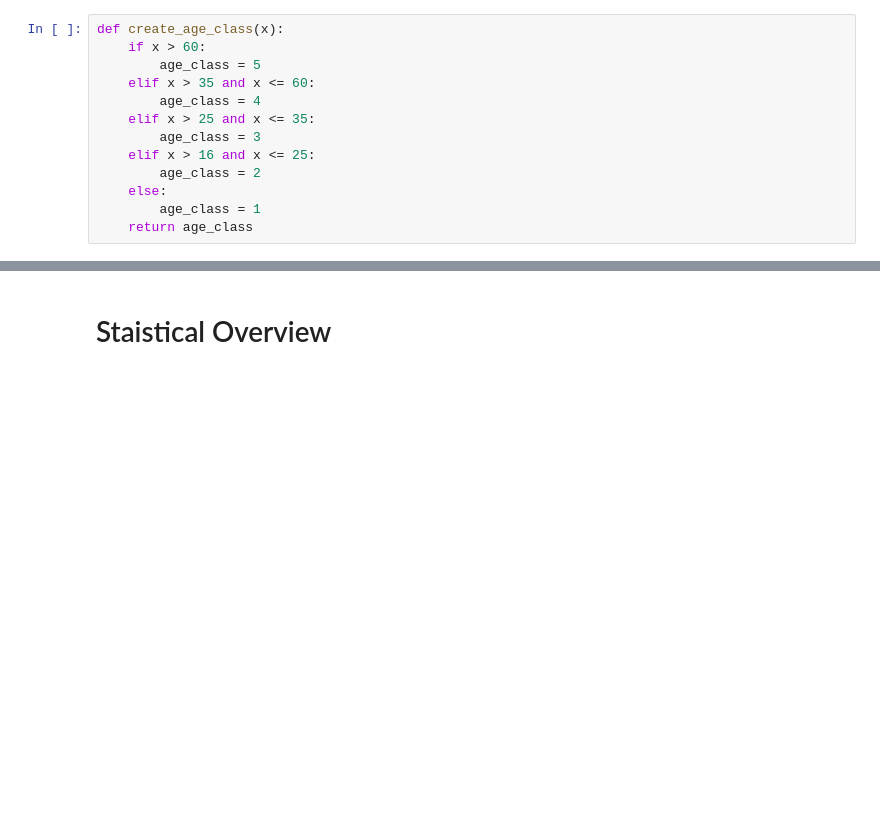
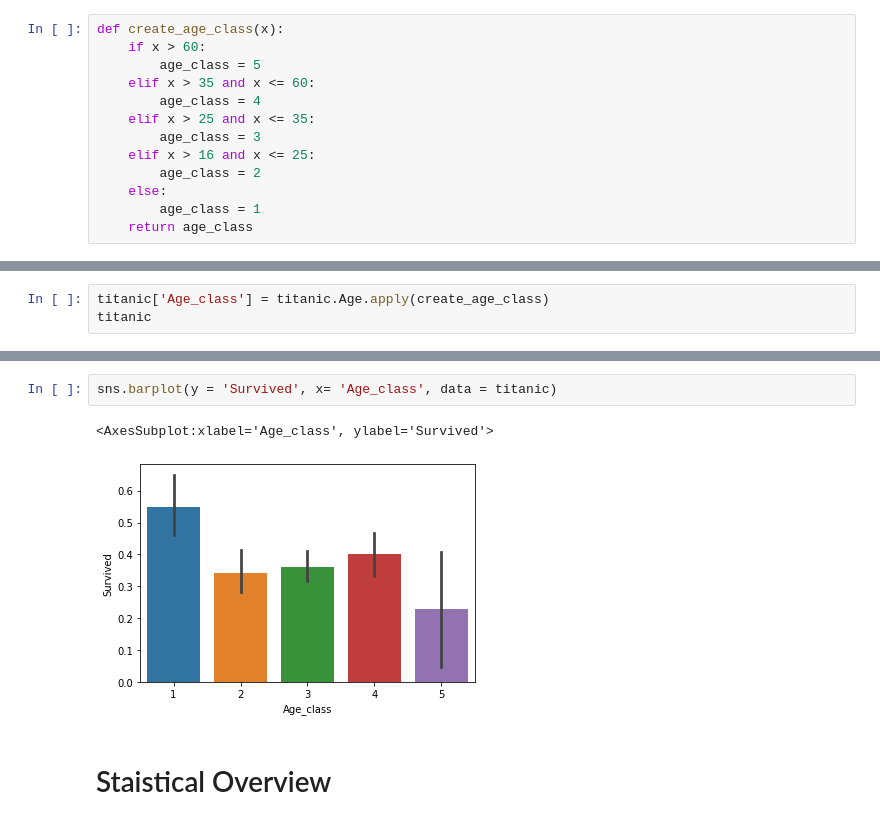
Before and after one commit to DavidMuwandi/Institue_of_data, a Jupyter notebook: Module 3/Lab_3/lab3_part2/IOD_Lab 3.2.1 _Titanic_EDA.ipynb, the cells around one changed output, grey strips where cells are left out. Cells and saved outputs as stored; diff of their text form; blank space fills up the shorter version.

```diff
--- a/Module 3/Lab_3/lab3_part2/IOD_Lab 3.2.1 _Titanic_EDA.ipynb
+++ b/Module 3/Lab_3/lab3_part2/IOD_Lab 3.2.1 _Titanic_EDA.ipynb
@@ -434,0 +423,3 @@ Length: 891, dtype: int64>
+# %%
+titanic['Age_class'] = titanic.Age.apply(create_age_class)
+titanic
@@ -435,3 +440,8 @@ Length: 891, dtype: int64>
+# %%
+sns.barplot(y = 'Survived', x= 'Age_class', data = titanic)
+# %% [output]
+<AxesSubplot:xlabel='Age_class', ylabel='Survived'>
+[figure, added]
 # %% [markdown]
 # Staistical Overview
 # %% [markdown]
```
Also changed, not shown: parts of 8 cells of this notebook, 2 other files.
